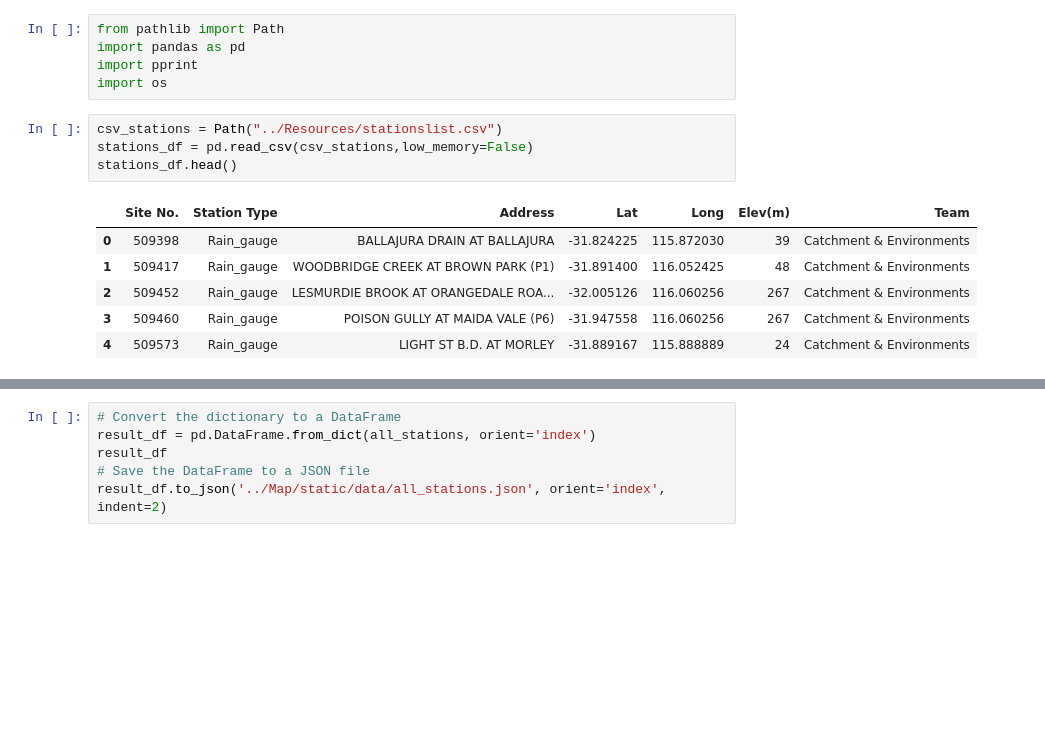
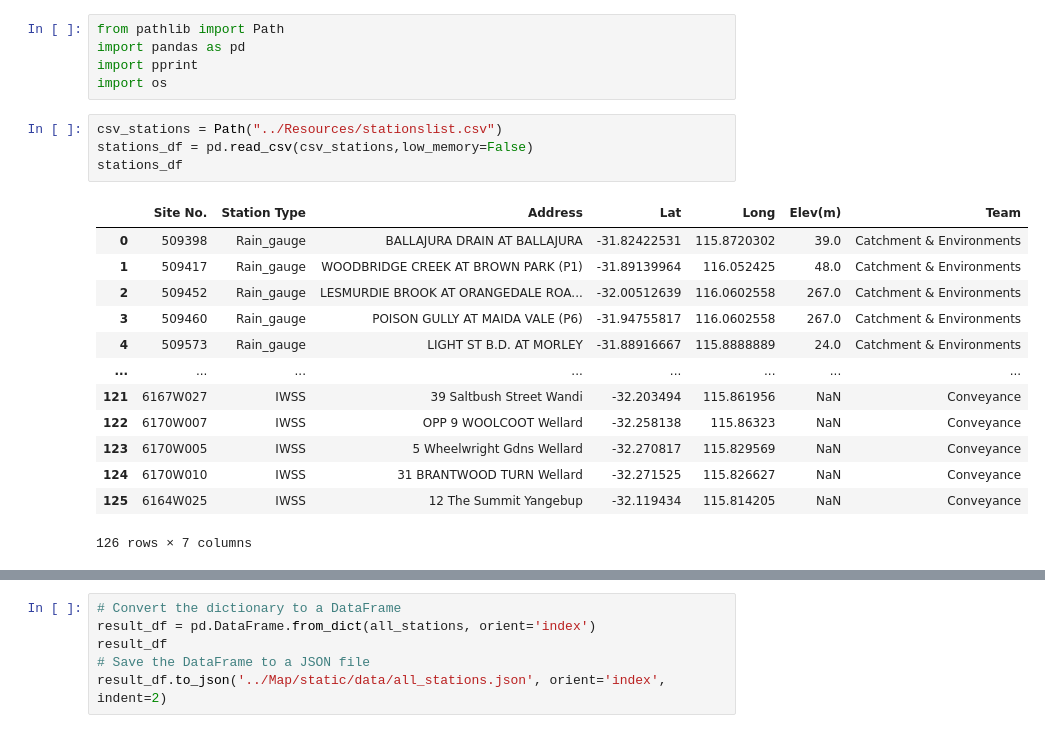
Before and after one commit to mhosseinf/Project_rain_stream, a Jupyter notebook: Jasonify data/stations.ipynb, the cells around one changed output, grey strips where cells are left out. Cells and saved outputs as stored; diff of their text form; blank space fills up the shorter version.

```diff
--- a/Jasonify data/stations.ipynb
+++ b/Jasonify data/stations.ipynb
@@ -6,14 +6,21 @@ import os
 # %%
 csv_stations = Path("../Resources/stationslist.csv")
 stations_df = pd.read_csv(csv_stations,low_memory=False)
-stations_df.head()
+stations_df
 # %% [output]
 |  | Site No. | Station Type | Address | Lat | Long | Elev(m) | Team |
-| 0 | 509398 | Rain_gauge | BALLAJURA DRAIN AT BALLAJURA | -31.824225 | 115.872030 | 39 | Catchment & Environments |
-| 1 | 509417 | Rain_gauge | WOODBRIDGE CREEK AT BROWN PARK (P1) | -31.891400 | 116.052425 | 48 | Catchment & Environments |
-| 2 | 509452 | Rain_gauge | LESMURDIE BROOK AT ORANGEDALE ROA... | -32.005126 | 116.060256 | 267 | Catchment & Environments |
-| 3 | 509460 | Rain_gauge | POISON GULLY AT MAIDA VALE (P6) | -31.947558 | 116.060256 | 267 | Catchment & Environments |
-| 4 | 509573 | Rain_gauge | LIGHT ST B.D. AT MORLEY | -31.889167 | 115.888889 | 24 | Catchment & Environments |
+| 0 | 509398 | Rain_gauge | BALLAJURA DRAIN AT BALLAJURA | -31.82422531 | 115.8720302 | 39.0 | Catchment & Environments |
+| 1 | 509417 | Rain_gauge | WOODBRIDGE CREEK AT BROWN PARK (P1) | -31.89139964 | 116.052425 | 48.0 | Catchment & Environments |
+| 2 | 509452 | Rain_gauge | LESMURDIE BROOK AT ORANGEDALE ROA... | -32.00512639 | 116.0602558 | 267.0 | Catchment & Environments |
+| 3 | 509460 | Rain_gauge | POISON GULLY AT MAIDA VALE (P6) | -31.94755817 | 116.0602558 | 267.0 | Catchment & Environments |
+| 4 | 509573 | Rain_gauge | LIGHT ST B.D. AT MORLEY | -31.88916667 | 115.8888889 | 24.0 | Catchment & Environments |
+| ... | ... | ... | ... | ... | ... | ... | ... |
+| 121 | 6167W027 | IWSS | 39 Saltbush Street Wandi | -32.203494 | 115.861956 | NaN | Conveyance |
+| 122 | 6170W007 | IWSS | OPP 9 WOOLCOOT Wellard | -32.258138 | 115.86323 | NaN | Conveyance |
+| 123 | 6170W005 | IWSS | 5 Wheelwright Gdns Wellard | -32.270817 | 115.829569 | NaN | Conveyance |
+| 124 | 6170W010 | IWSS | 31 BRANTWOOD TURN Wellard | -32.271525 | 115.826627 | NaN | Conveyance |
+| 125 | 6164W025 | IWSS | 12 The Summit Yangebup | -32.119434 | 115.814205 | NaN | Conveyance |
+126 rows × 7 columns
 # %%
 # Initialize a dictionary to store dictionaries for each station
 all_stations = {}
```
Also changed, not shown: parts of 1 cell of this notebook, 5 other files.
